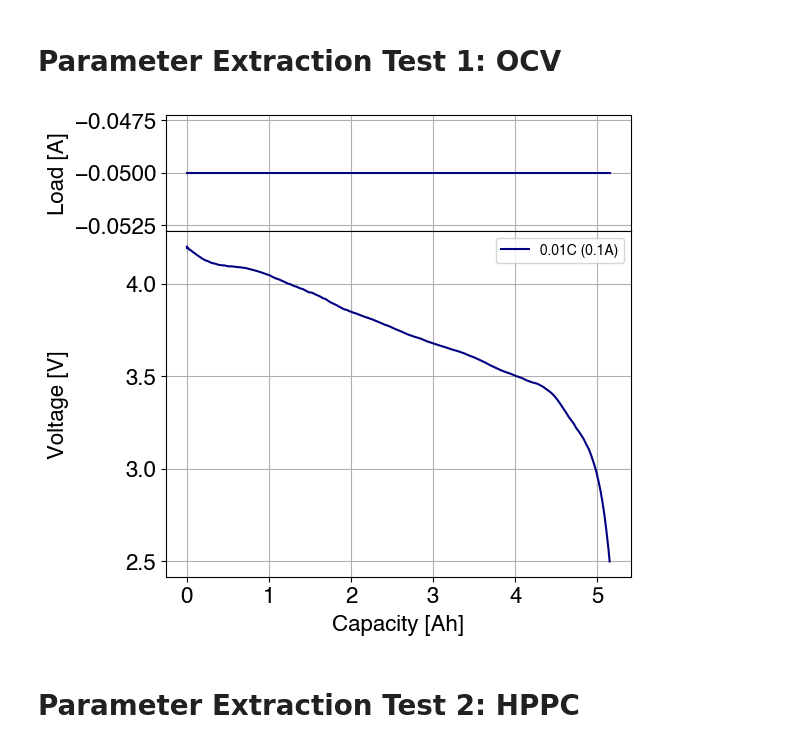
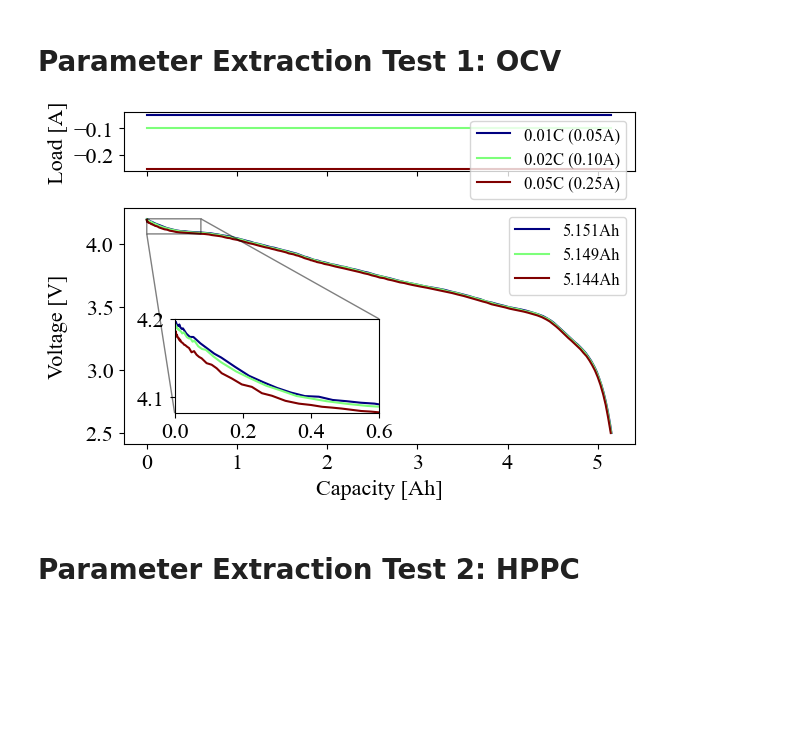
Before and after one commit to wengandrew/battery-digital-twin-from-scratch, a Jupyter notebook: notebooks/build_synthetic_profiles.ipynb, the cells around one changed output. Saved outputs shown, nothing was run; the diff lists cells and outputs as text; code cells hidden in the pictures; blank space fills up the shorter version.

```diff
--- a/notebooks/build_synthetic_profiles.ipynb
+++ b/notebooks/build_synthetic_profiles.ipynb
@@ -26,6 +26,8 @@ solver           = pybamm.IDAKLUSolver(options={'dt_max':1})
 # %%
 VOLTAGE_STD_LOW = 0.0002*5 #0.02% of FSR with 5V range = 1 mV; represents high precision lab equipment
 VOLTAGE_STD_HIGH = 0.01;   # 10 mV of voltage noise; represents on-board equipment
+# %%
+FIGSIZE = (6, 4)
 # %% [markdown]
 ## First simulate a 1C discharge to obtain some nominal value for cell energy
 # %%
@@ -139,8 +145,10 @@ plt.savefig('../output/figs/use_case_1.png', dpi=150)
 # Set the discharge powers to simulate
 e_rate_list = np.array([0.5, 1.0, 2.0, 5.0, 10.0])
 
-fig, (ax1, ax2) = plt.subplots(2, 1, sharex=True, height_ratios=[1, 3])
-plt.subplots_adjust(hspace=0)
+fig, (ax1, ax2) = plt.subplots(2, 1, sharex=True, height_ratios=[1, 3],
+                                 figsize=FIGSIZE)
+ax1.grid(False)
+ax2.grid(False)
 
 # Create a colormap with enough colors for our e_rates
 colors = plt.cm.jet(np.linspace(0, 1, len(e_rate_list)))
@@ -170,12 +178,13 @@ for e_rate, color in zip(e_rate_list, colors):
     ax2.plot(df['Time [s]']/60, df['Voltage [V]'], color=color,
              label=f"{e_rate:.1f}E ({e_rate*nominal_energy:.1f}W)")
 
-ax1.set_ylabel("Load [W]")
+ax1.set_ylabel("P [W]")
 ax2.set_ylabel("Voltage [V]")
 ax2.set_xlabel("Time [mins]")
+ax2.set_xlim((0, 6))
 fig.align_ylabels([ax1, ax2])
 ax2.legend(fontsize=10)
-plt.tight_layout()
+plt.tight_layout(pad=0.25)
 
 plt.savefig('../output/figs/use_case_2.png', dpi=150)
 # %% [output]
@@ -294,45 +305,62 @@ plt.savefig('../output/figs/use_case_4.png', dpi=150)
 # Parameter Extraction Test 1: OCV
 # %%
 # Set the discharge powers to simulate
-c_rate_list = np.array([1/100])
+c_rate_list = np.array([1/100, 1/50, 1/20])
 
 solver           = pybamm.IDAKLUSolver()
 
-fig, (ax1, ax2) = plt.subplots(2, 1, sharex=True, height_ratios=[1, 3])
-plt.subplots_adjust(hspace=0)
+fig, (ax1, ax2) = plt.subplots(2, 1, sharex=True,
+                               height_ratios=[1, 4], figsize=(6,4))
+
+axins = ax2.inset_axes([0.1, 0.13, 0.4, 0.4])  # [x, y, width, height] in relative coordinates
+
+[ax.grid(False) for ax in (ax1, ax2, axins)]
 
 # Create a colormap with enough colors for our e_rates
 colors = plt.cm.jet(np.linspace(0, 1, len(c_rate_list)))
 
 for c_rate, color in zip(c_rate_list, colors):
 
     experiment = pybamm.Experiment(
         [f"Discharge at {c_rate:.2f}C until 2.5V"]
         )
 
     sim = pybamm.Simulation(model=model,
                             parameter_values=parameter_values,
                             experiment=experiment,
                             solver=solver)
 
     sol = sim.solve(initial_soc=1)
 
     df = summarize_solution(sol, voltage_std=VOLTAGE_STD_LOW)
     df.to_csv(f'../output/synthetic_data/characterization_test_ocv_{c_rate:.2f}C.csv')
 
-    ax1.plot(df['Capacity [Ah]'], -df['Current [A]'], color=color)
+    ax1.plot(df['Capacity [Ah]'], -df['Current [A]'], color=color,
+             label=f"{c_rate:.2f}C ({df['Current [A]'].iloc[0]:.2f}A)")
     ax2.plot(df['Capacity [Ah]'], df['Voltage [V]'], color=color,
-             label=f"{c_rate:.2f}C ({df['Current [A]'].iloc[0]:.1f}A)")
+             label=f"{df['Capacity [Ah]'].iloc[-1]:.3f}Ah")
+
+    axins.plot(df['Capacity [Ah]'], df['Voltage [V]'], color=color)
+
 ax1.set_ylabel("Load [A]")
 ax2.set_ylabel("Voltage [V]")
 ax2.set_xlabel("Capacity [Ah]")
 
+
+# Set the limits for the zoomed region
+axins.set_xlim(0, 0.6)
+axins.set_ylim(4.08, 4.2)  # Voltage range near 4.2V
+
+# Add box connector lines
+ax2.indicate_inset_zoom(axins, edgecolor="black")
 fig.align_ylabels([ax1, ax2])
-ax2.legend(fontsize=10)
+ax2.legend(fontsize=12, loc='upper right')
+ax1.legend(fontsize=12, loc='upper right')
+fig.tight_layout(pad=0.3)
 
-plt.savefig(f'../output/figs/characterization_test_ocv_{c_rate:.2f}C.png', dpi=150)
+plt.savefig(f'../output/figs/characterization_test_ocv_{c_rate:.3f}C.png', dpi=150)
 # %% [output]
-[figure, old version]
+[figure, new version]
 # %% [markdown]
 # Parameter Extraction Test 2: HPPC
 # %%
```
Also changed, not shown: parts of 8 cells of this notebook, 44 other files.
